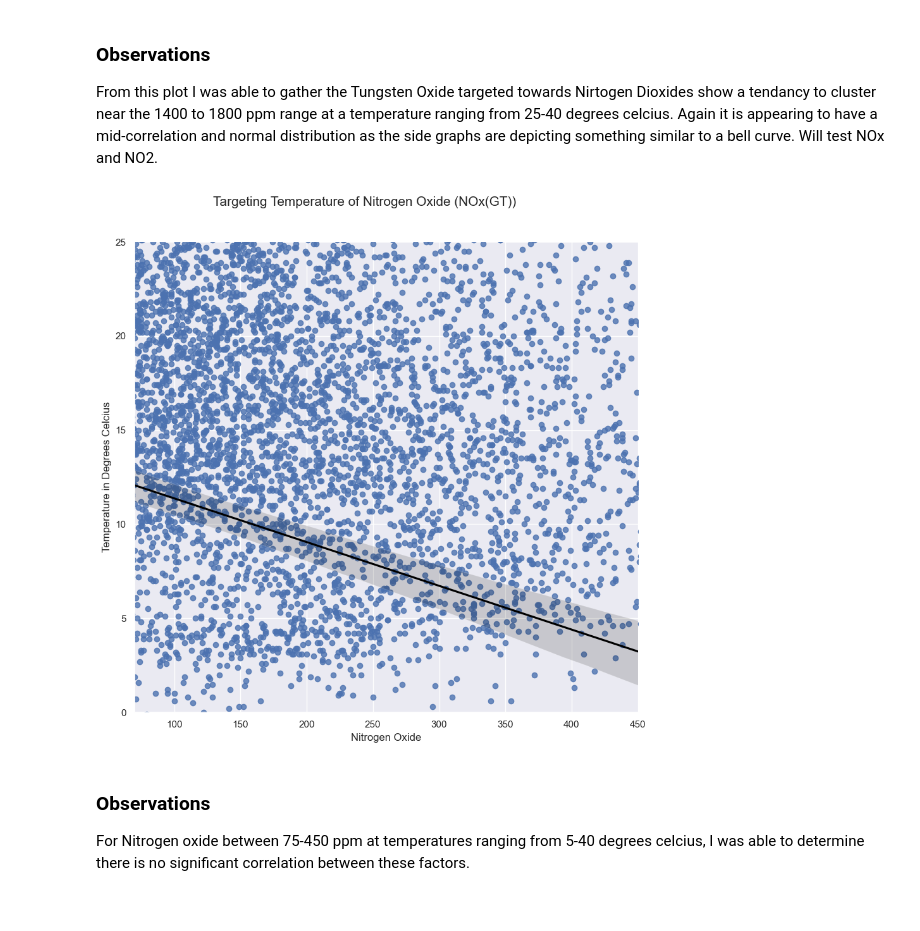
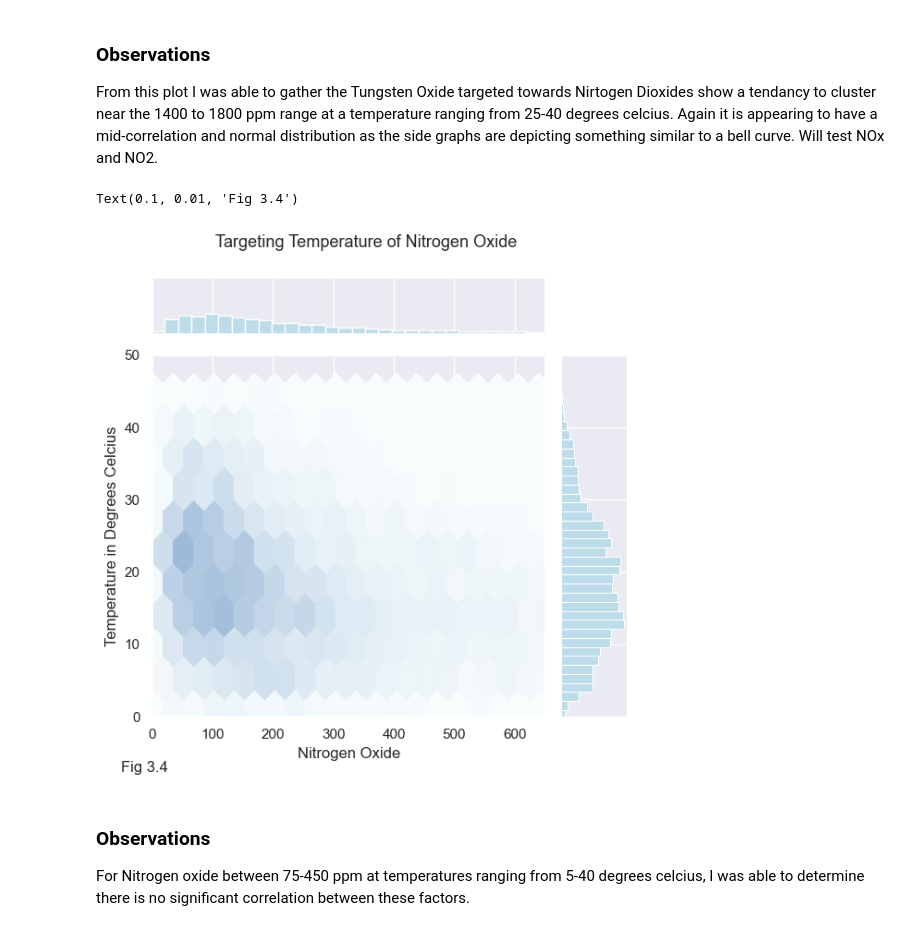
Before and after one commit to ubco-W2022T2-data301/project-group-group59, a Jupyter notebook: analysis/analysis2.ipynb, the cells around one changed output. Cells and saved outputs as stored; diff of their text form; code cells hidden in the pictures.

```diff
--- a/analysis/analysis2.ipynb
+++ b/analysis/analysis2.ipynb
@@ -488,22 +494,30 @@ Will test NOx and NO2.
 # %%
 #Figure answer sub question #1 with Nitrogen Oxide
 sns.set_style("darkgrid")
-
+#Adding Color Palette
+cmap=sns.color_palette("BuPu", as_cmap=True)
 #Creatig a figure using seaborn
-plot4 = sns.lmplot(
+plot4 = sns.jointplot(
 df_clean_bri,
 x="NOx.GT", y="T",
-height=9,
-facet_kws=dict(sharex=False, sharey=False),
-line_kws={'color':'black'}
+xlim=(0,650),
+ylim=(0,50),
+kind="hex",
+cmap="BuPu",
+color="lightblue"
 )
-plot4.set(xlim=(70,450))
-plot4.set(ylim=(0,25))
-plot4.set(xlabel="Nitrogen Oxide", ylabel= 'Temperature in Degrees Celcius')
-plot4.fig.suptitle('Targeting Temperature of Nitrogen Oxide (NOx(GT))',fontsize = 15)
-plot4.fig.subplots_adjust(top=.9)
+
+plot4.fig.suptitle('Targeting Temperature of Nitrogen Oxide',fontsize = 13)
+plot4.ax_joint.set_xlabel('Nitrogen Oxide')
+plot4.ax_joint.set_ylabel('Temperature in Degrees Celcius')
+plot4.fig.tight_layout()
+plot4.fig.subplots_adjust(top=0.90)
+
+txt="Fig 3.4"
+plt.figtext(0.1, 0.01, txt, wrap=True, horizontalalignment='center', fontsize=12)
 # %% [output]
+Text(0.1, 0.01, 'Fig 3.4')
-[figure, old version]
+[figure, new version]
 # %% [markdown]
 ### Observations
 For Nitrogen oxide between 75-450 ppm at temperatures ranging from 5-40 degrees celcius, I was able to determine there is no significant correlation between these factors.
```
Also changed, not shown: parts of 10 cells of this notebook.
